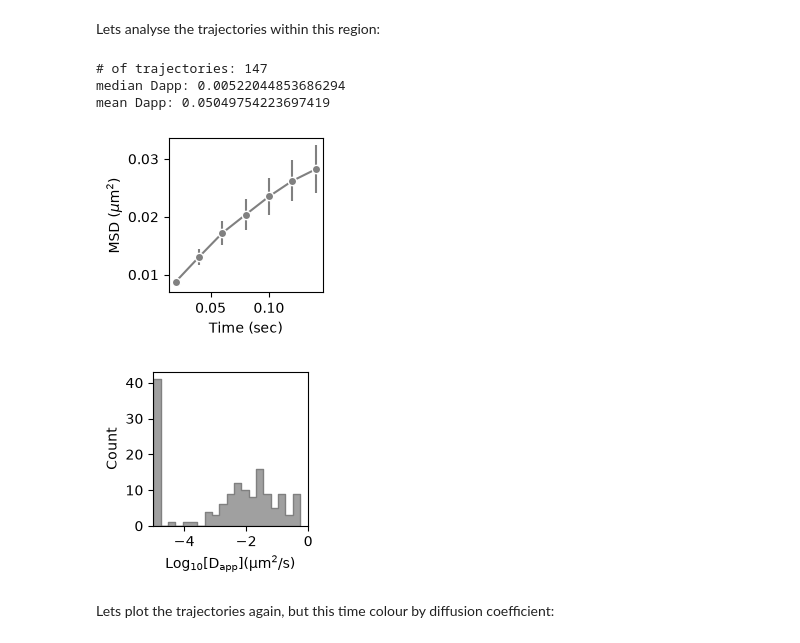
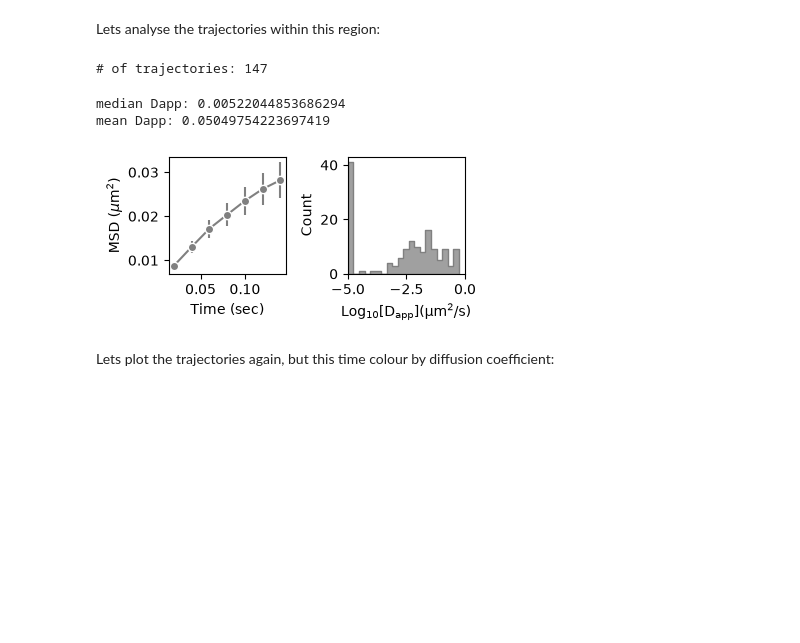
Before and after one commit to kye-k/tdhelper, a Jupyter notebook: examples/example_notebook.ipynb, the cells around one changed output. Drawn from its saved outputs; the diff is of its cells as text; code cells hidden in the pictures; blank space fills up the shorter version.

```diff
--- a/examples/example_notebook.ipynb
+++ b/examples/example_notebook.ipynb
@@ -54,36 +62,37 @@ Lets analyse the trajectories within this region:
 # %%
 # filter by those trajectories whose centroid is within this region
 spt_data.filter_by_centroid(xmin=30, xmax=40, ymin=20, ymax=30)
 
 # lets see how many trajectories we have in this region:
 print('# of trajectories: {}'.format(len(spt_data.data.tr.unique())))
 
 spt_data.calc_MSD()
 spt_data.calc_diffusion_coefficient(DT)
 
 # the MSD data and diffusion coefficient data are stored in the `msd_dict` and `diff_list` attributes
 # so they can be accessed directly and stored in bigger dictionaries if you are looping through multiple datasets:
-#spt_data.msd_dict
-#spt_data.diff_list
+# spt_data.msd_dict
+# spt_data.diff_list
+
+# create a matplotlib figure that we can plot onto
+fig, ax = plt.subplots(1, 2, figsize=(4,2), layout='tight')
 
 # plotting the MSD
-fig, ax = plt.subplots(figsize=(2,2))
-spt_data.plot_mean_msds(ax, DT=DT, color='grey', plot_x_limit=8) # you'll get a warning here because it will try to calculate SEM with only one trajectory at the longest lag-times
+spt_data.plot_mean_msds(ax[0], DT=DT, color='grey', plot_x_limit=8) # you'll get a warning here because it will try to calculate SEM with only one trajectory at the longest lag-times
 
 # plotting the diffusion coefficient distribution, lets use seaborn
-fig, ax = plt.subplots(figsize=(2,2))
-sns.histplot(np.log10(spt_data.diff_list), stat='count', bins=20, color='grey', ax=ax, element='step')
-ax.set_xlim(-5, 0)
-ax.set_xlabel(r'$\mathrm{Log_{10}[D_{app}] (\mu m^2/s}$)')
+sns.histplot(np.log10(spt_data.diff_list), stat='count', bins=20, color='grey', ax=ax[1], element='step')
+ax[1].set_xlim(-5, 0)
+ax[1].set_xlabel(r'$\mathrm{Log_{10}[D_{app}] (\mu m^2/s}$)')
+ax[1].set_box_aspect(1)
 
 print('median Dapp: {}'.format(np.median(spt_data.diff_list)))
 print('mean Dapp: {}'.format(np.mean(spt_data.diff_list)))
 # %% [output]
 # of trajectories: 147
-median Dapp: 0.00522044853686294
-mean Dapp: 0.05049754223697419
+median Dapp: 0.00522044853686294
+mean Dapp: 0.05049754223697419
-[figure, old version]
+[figure, new version]
-[figure, removed]
 # %% [markdown]
 Lets plot the trajectories again, but this time colour by diffusion coefficient:
 # %%
```
Also changed, not shown: parts of 2 cells of this notebook, 1 other file.
